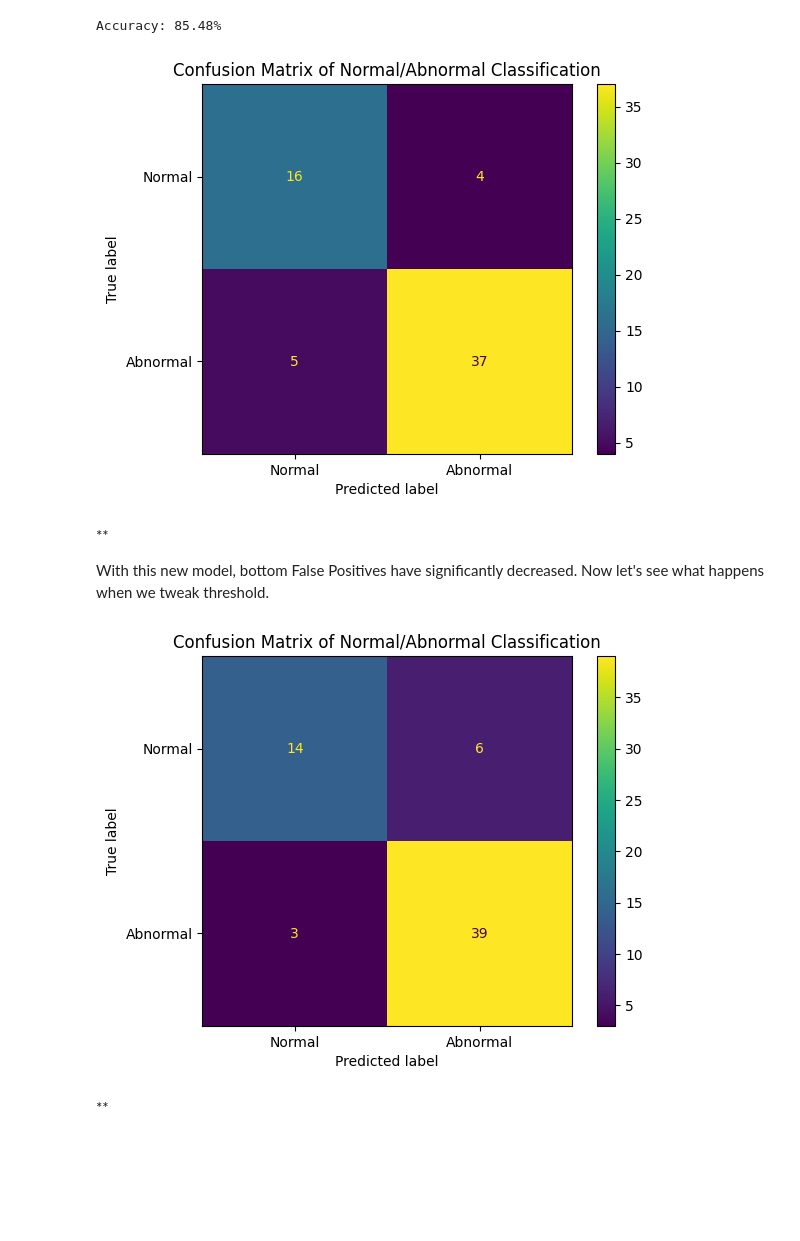
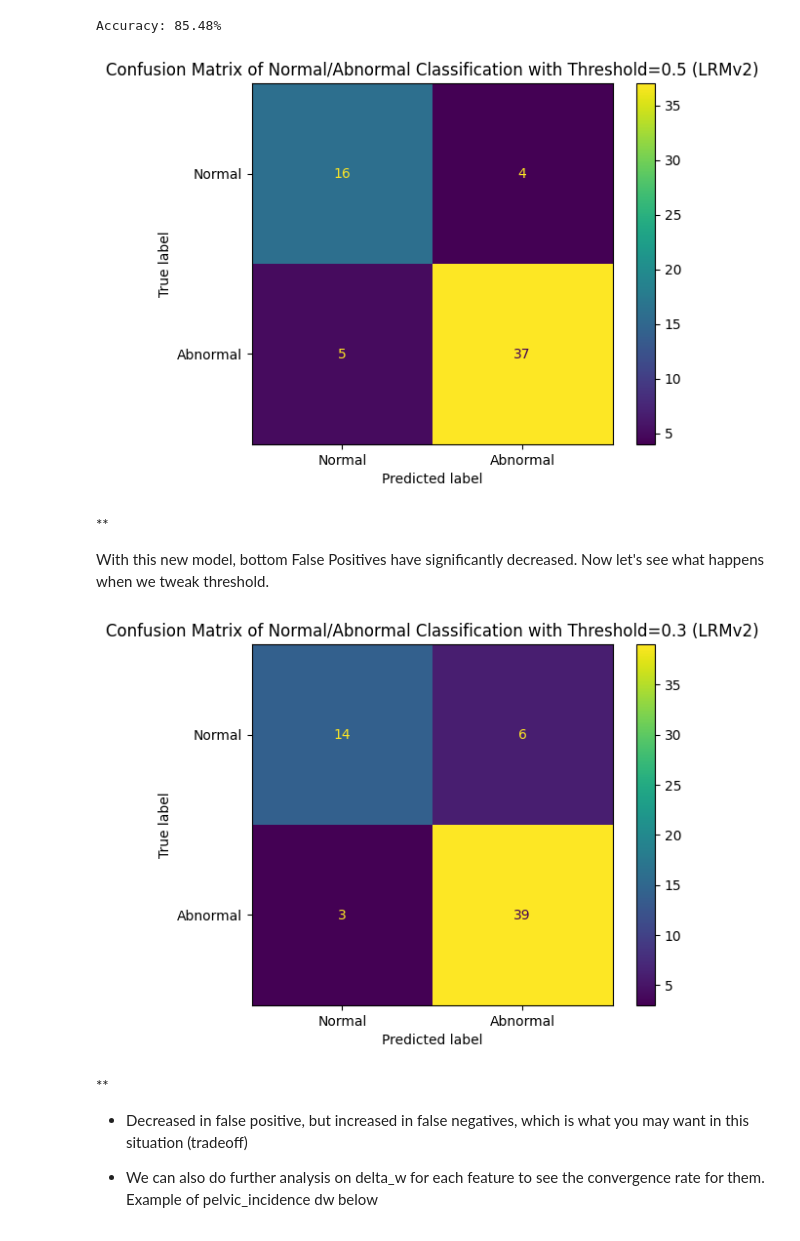
Before and after one commit to maxc22123/orthopaedic-hackathon, a Jupyter notebook: hackathon-solution.ipynb, the cells around one changed output. Saved outputs shown, nothing was run; the diff lists cells and outputs as text; code cells hidden in the pictures; blank space fills up the shorter version.

Commit message:
Add analysis and model 3 template

```diff
--- a/hackathon-solution.ipynb
+++ b/hackathon-solution.ipynb
@@ -177,15 +179,15 @@ plt.show()
 # %%
 ''' Analysis: Weighting of Features '''
 weights = logit_model.get_weights()
-features = X.columns.tolist()
+features_label = X.columns.tolist()
 
 # Correspond each feature name with its weight
-feature_weights = dict(zip(features, weights))
+feature_weights = dict(zip(features_label, weights))
 
 plt.bar(feature_weights.keys(), feature_weights.values())
 
-plt.title('Bar Graph of Features and Values');
-plt.xlabel('Features');plt.ylabel('Values');
+plt.title('Bar Graph of Features and Weights (LRMv1)');
+plt.xlabel('Features');plt.ylabel('Weights');
 plt.xticks(rotation=45);
 
 plt.show()
@@ -214,15 +228,15 @@ class LogisticRegressionV2():
     @params
     lr (float): Learning rate (or step size) of loss functions.
     max_epoch (int): Maximum number of epoch.
-    thres (float): The classification threshold for binary classification.
     tol (float): Tolerance level of weights and bias.
     '''
-    def __init__(self, lr=0.001, max_epoch=1000 , tol=0.0001):
+    def __init__(self, lr=0.0001, max_epoch=10000 , tol=0.01):
         self.lr = lr
         self.max_epoch = max_epoch
         self.weights = None
         self.tol = tol
-        self.bias = 0
+        self.bias = 0 # Initial bias
+        self.dw_coeff_m = [] # Coefficient matrix of delta weights at each time step
 
 
     ''' Sigmoid Function.
@@ -258,17 +272,21 @@ class LogisticRegressionV2():
             db = (1/samples) * np.sum(prediction - y)
 
             # Check if gradient is below tolerance threshold.
-            if dw.all() <= self.tol and db <= self.tol:
+            if np.abs(dw).all() <= self.tol and np.abs(db) <= self.tol:
                 break
 
             # Calculate new weights and bias.
             self.weights = self.weights - self.lr*dw
             self.bias = self.bias - self.lr*db
 
+            # Store weights of current time step
+            self.dw_coeff_m.append(dw)
+
 
     ''' Predicts classification with test data.
     @params
     X (DataFrame): Testing vector.
+    thres (float): The classification threshold for binary classification.
     @return
     Array of class predictions.'''
     def predict(self, X, thres=0.5):
@@ -296,6 +314,9 @@ class LogisticRegressionV2():
     An array of weights for each dimension'''
     def get_weights(self):
         return self.weights
+
+    def get_d_weights(self):
+        return self.dw_coeff_m
 # %%
 ''' Initialise Logistic Regression Model'''
 logit_model = LogisticRegressionV2()
@@ -315,13 +337,13 @@ Accuracy: 85.48%
 # %%
 ''' Analysis: Confusion Matrix with Threshold = 0.5'''
 cm = confusion_matrix(y_test, predictions_1)
 disp = ConfusionMatrixDisplay(confusion_matrix=cm, display_labels=['Normal','Abnormal'])
 
 disp.plot()
-plt.title('Confusion Matrix of Normal/Abnormal Classification')
+plt.title('Confusion Matrix of Normal/Abnormal Classification with Threshold=0.5 (LRMv2)')
 plt.show()
 # %% [output]
-[figure, old version]
+[figure, new version]
 # %% [markdown]
 **
 
@@ -335,9 +357,13 @@ cm = confusion_matrix(y_test, predictions_2)
 disp = ConfusionMatrixDisplay(confusion_matrix=cm, display_labels=['Normal','Abnormal'])
 
 disp.plot()
-plt.title('Confusion Matrix of Normal/Abnormal Classification')
+plt.title('Confusion Matrix of Normal/Abnormal Classification with Threshold=0.3 (LRMv2)')
 plt.show()
 # %% [output]
-[figure, old version]
+[figure, new version]
 # %% [markdown]
 **
+
+- Decreased in false positive, but increased in false negatives, which is what you may want in this situation (tradeoff)
+
+- We can also do further analysis on delta_w for each feature to see the convergence rate for them. Example of pelvic_incidence dw below
```
Also changed, not shown: parts of 11 cells of this notebook, 3 other files.
